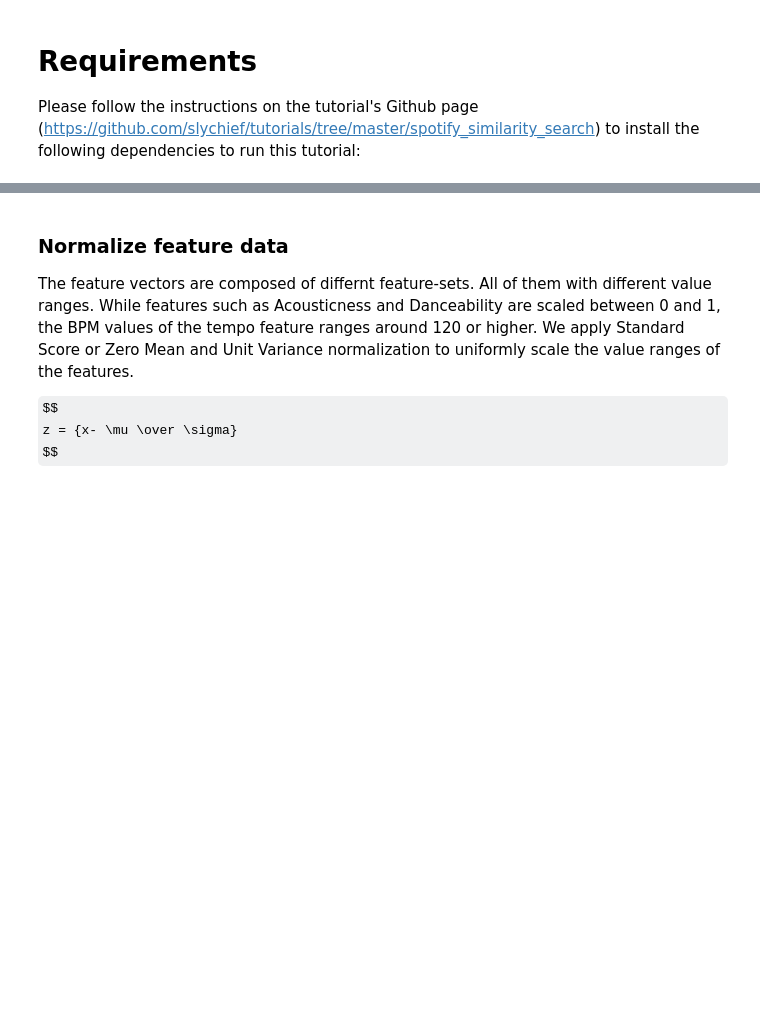
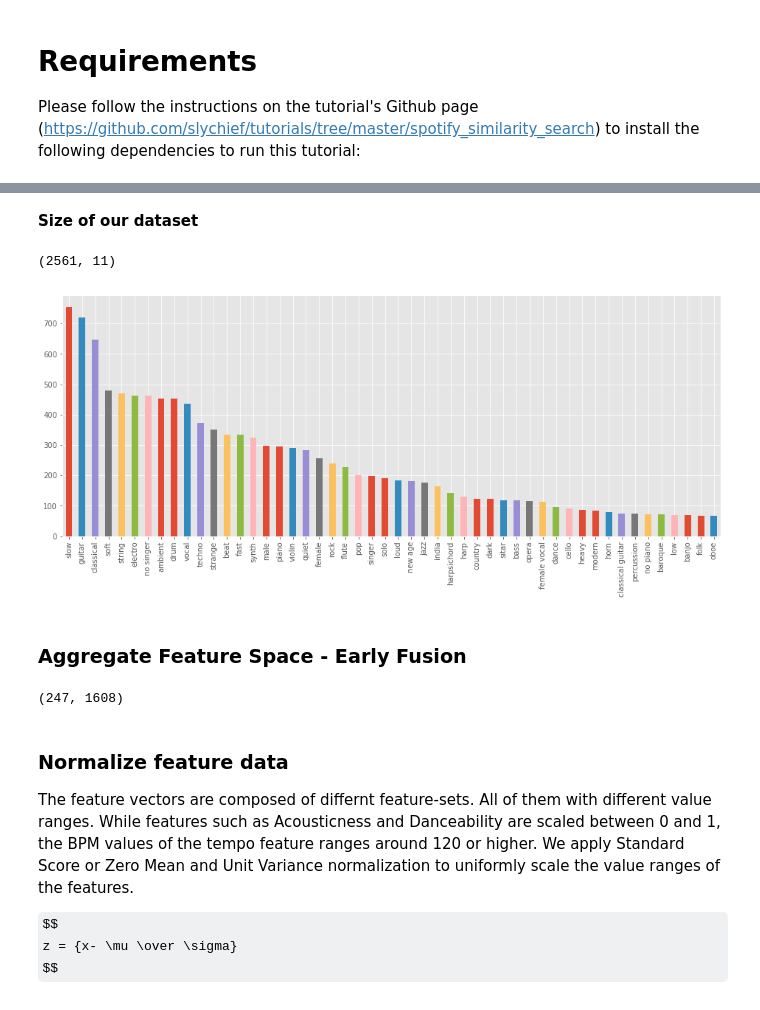
Before and after one commit to slychief/ismir2018_tutorial, a Jupyter notebook: Part 3a - Distance Based Search.ipynb, the cells around one changed output, grey strips where cells are left out. Drawn from its saved outputs; the diff is of its cells as text; code cells hidden in the pictures; some formulas as TeX source; blank space fills up the shorter version.

Commit message:
update similarity retrieval notebooks

```diff
--- a/Part 3a - Distance Based Search.ipynb
+++ b/Part 3a - Distance Based Search.ipynb
@@ -421,0 +43,5 @@ feature_data.shape: (1060, 69)
+# %%
+DATASET_PATH    = "D:/Research/Data/MIR/MagnaTagATune"
+
+METADATA_PATH   = "%s/metadata" % DATASET_PATH
+AUTIO_ROOT_PATH = "%s/mp3_full" % DATASET_PATH
@@ -421,0 +99,3 @@ feature_data.shape: (1060, 69)
+# %%
+labels = pd.read_csv("%s/ismir2018_tut_part_3_similarity_labels.csv" % METADATA_PATH, index_col=0)
+labels.head()
@@ -422,3 +110,21 @@ feature_data.shape: (1060, 69)
+# %% [markdown]
+**Size of our dataset**
+# %%
+metadata.shape
+# %% [output]
+(2561, 11)
+# %%
+labels.sum(axis=0).sort_values(ascending=False)[:50].plot(kind='bar', figsize=(16,6));
+# %% [output]
+[figure, added]
+# %% [markdown]
+### Aggregate Feature Space - Early Fusion
+# %%
+feature_data = np.concatenate([features_rp, features_ssd], axis=1)
+
+feature_data.shape
+# %% [output]
+(247, 1608)
 # %% [markdown]
 ### Normalize feature data
 
```
Also changed, not shown: parts of 64 cells of this notebook, 1 other file.
